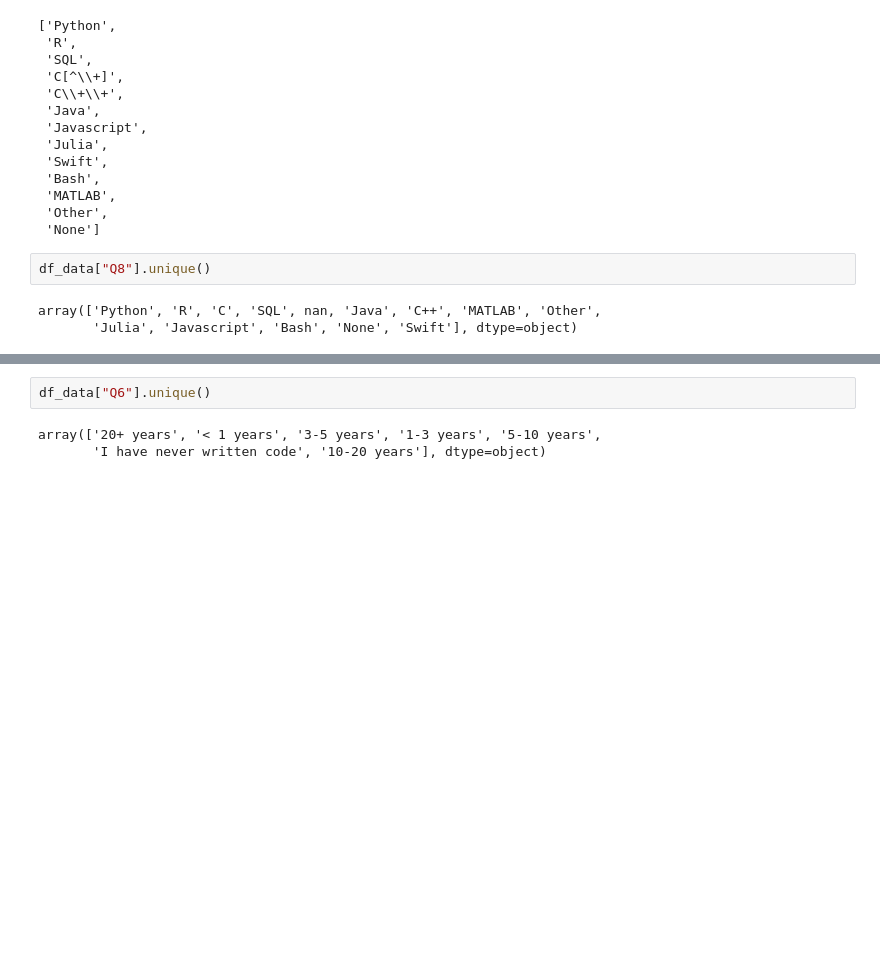
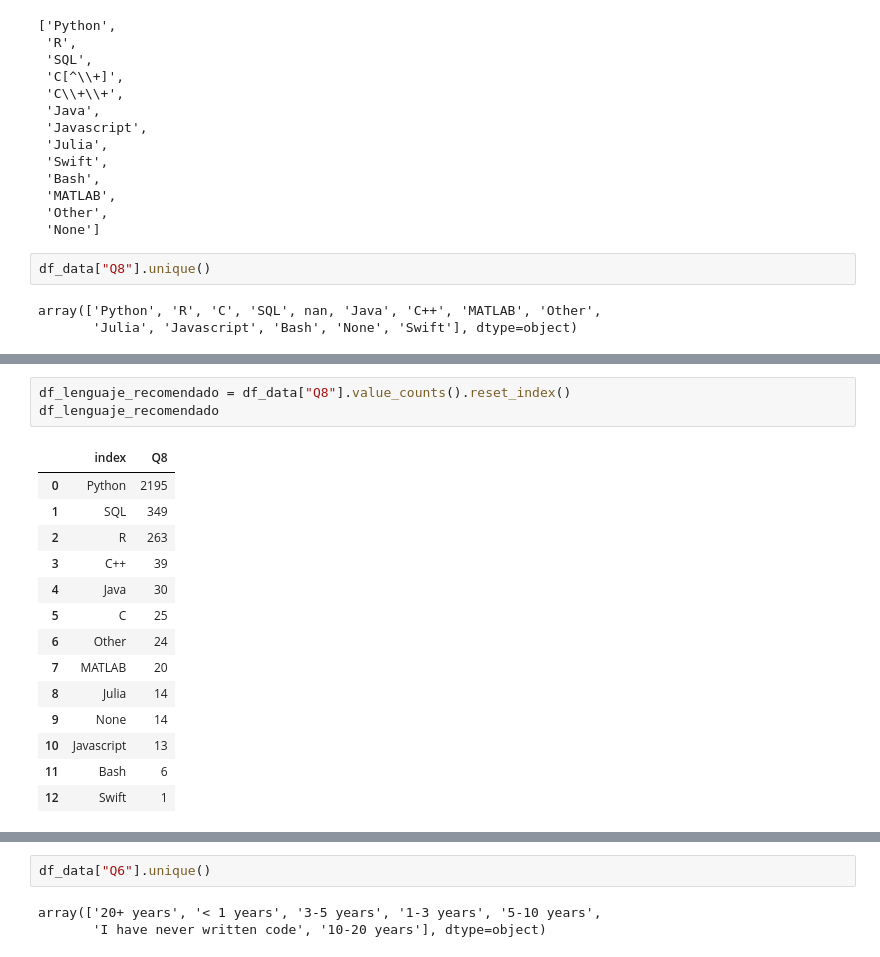
Before and after one commit to Adalab/project-da-promo-d-modulo-2-team-4, a Jupyter notebook: exploracion/limpieza de columnas.ipynb, the cells around one changed output, grey strips where cells are left out. Cells and saved outputs as stored; diff of their text form; blank space fills up the shorter version.

```diff
--- a/exploracion/limpieza de columnas.ipynb
+++ b/exploracion/limpieza de columnas.ipynb
@@ -269,0 +138,18 @@ df_data.head(2)
+# %%
+df_lenguaje_recomendado = df_data["Q8"].value_counts().reset_index()
+df_lenguaje_recomendado
+# %% [output]
+|  | index | Q8 |
+| 0 | Python | 2195 |
+| 1 | SQL | 349 |
+| 2 | R | 263 |
+| 3 | C++ | 39 |
+| 4 | Java | 30 |
+| 5 | C | 25 |
+| 6 | Other | 24 |
+| 7 | MATLAB | 20 |
+| 8 | Julia | 14 |
+| 9 | None | 14 |
+| 10 | Javascript | 13 |
+| 11 | Bash | 6 |
+| 12 | Swift | 1 |
```
Also changed, not shown: parts of 21 cells of this notebook.
